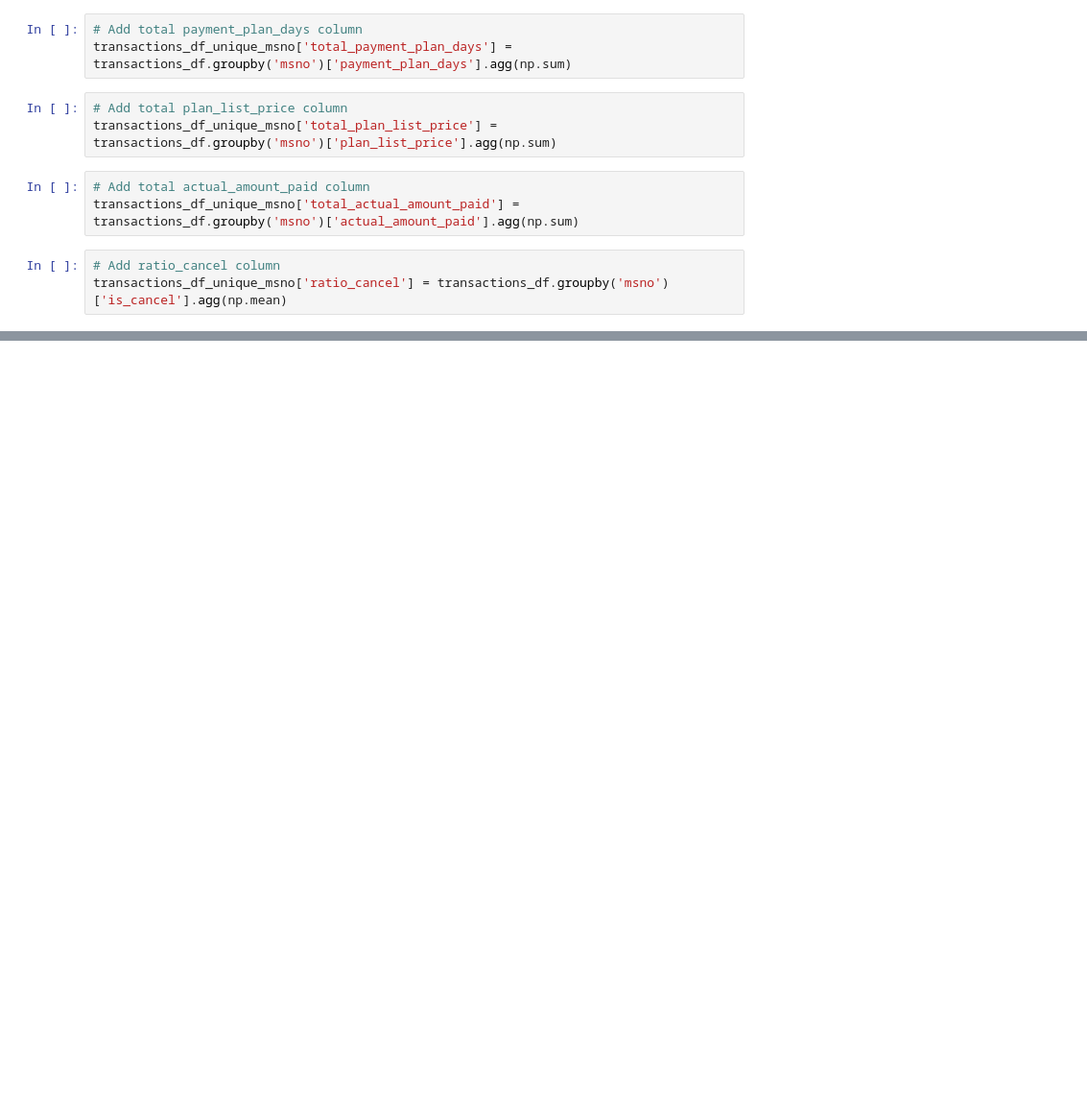
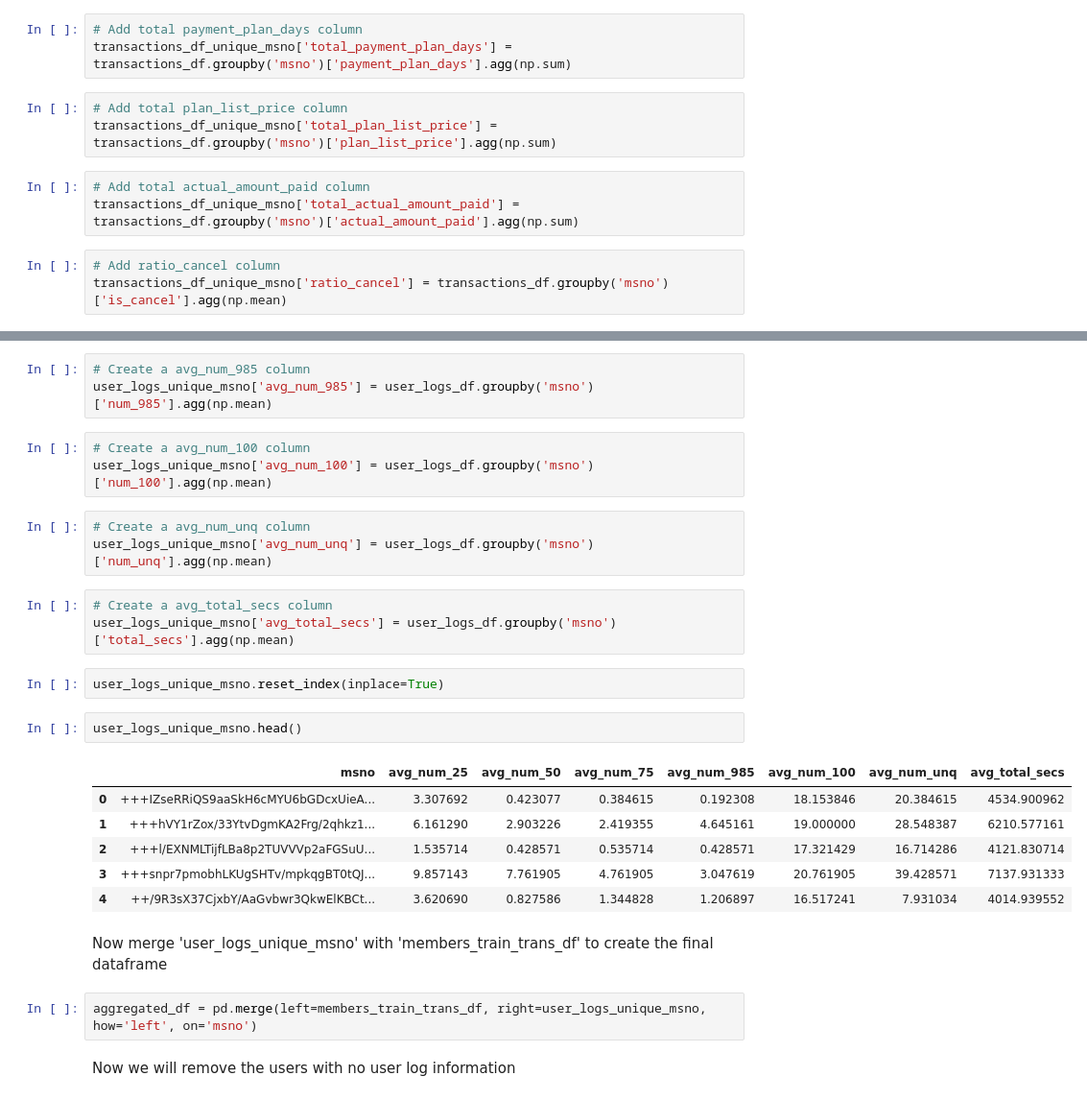
Before and after one commit to olabolola/kkbox-churn-prediction, a Jupyter notebook: notebooks/merge_things.ipynb, the cells around one changed output, grey strips where cells are left out. Shown: that part at 96% size. Drawn from its saved outputs; the diff is of its cells as text; blank space fills up the shorter version.

```diff
--- a/notebooks/merge_things.ipynb
+++ b/notebooks/merge_things.ipynb
@@ -354,0 +386,29 @@ transactions_df[transactions_df.msno == '+++IZseRRiQS9aaSkH6cMYU6bGDcxUieAi/tH67
+# %%
+# Create a avg_num_985 column
+user_logs_unique_msno['avg_num_985'] = user_logs_df.groupby('msno')['num_985'].agg(np.mean)
+# %%
+# Create a avg_num_100 column
+user_logs_unique_msno['avg_num_100'] = user_logs_df.groupby('msno')['num_100'].agg(np.mean)
+# %%
+# Create a avg_num_unq column
+user_logs_unique_msno['avg_num_unq'] = user_logs_df.groupby('msno')['num_unq'].agg(np.mean)
+# %%
+# Create a avg_total_secs column
+user_logs_unique_msno['avg_total_secs'] = user_logs_df.groupby('msno')['total_secs'].agg(np.mean)
+# %%
+user_logs_unique_msno.reset_index(inplace=True)
+# %%
+user_logs_unique_msno.head()
+# %% [output]
+|  | msno | avg_num_25 | avg_num_50 | avg_num_75 | avg_num_985 | avg_num_100 | avg_num_unq | avg_total_secs |
+| 0 | +++IZseRRiQS9aaSkH6cMYU6bGDcxUieA... | 3.307692 | 0.423077 | 0.384615 | 0.192308 | 18.153846 | 20.384615 | 4534.900962 |
+| 1 | +++hVY1rZox/33YtvDgmKA2Frg/2qhkz1... | 6.161290 | 2.903226 | 2.419355 | 4.645161 | 19.000000 | 28.548387 | 6210.577161 |
+| 2 | +++l/EXNMLTijfLBa8p2TUVVVp2aFGSuU... | 1.535714 | 0.428571 | 0.535714 | 0.428571 | 17.321429 | 16.714286 | 4121.830714 |
+| 3 | +++snpr7pmobhLKUgSHTv/mpkqgBT0tQJ... | 9.857143 | 7.761905 | 4.761905 | 3.047619 | 20.761905 | 39.428571 | 7137.931333 |
+| 4 | ++/9R3sX37CjxbY/AaGvbwr3QkwElKBCt... | 3.620690 | 0.827586 | 1.344828 | 1.206897 | 16.517241 | 7.931034 | 4014.939552 |
+# %% [markdown]
+Now merge 'user_logs_unique_msno' with 'members_train_trans_df' to create the final dataframe
+# %%
+aggregated_df = pd.merge(left=members_train_trans_df, right=user_logs_unique_msno, how='left', on='msno')
+# %% [markdown]
+Now we will remove the users with no user log information
```
Also changed, not shown: parts of 96 cells of this notebook.
